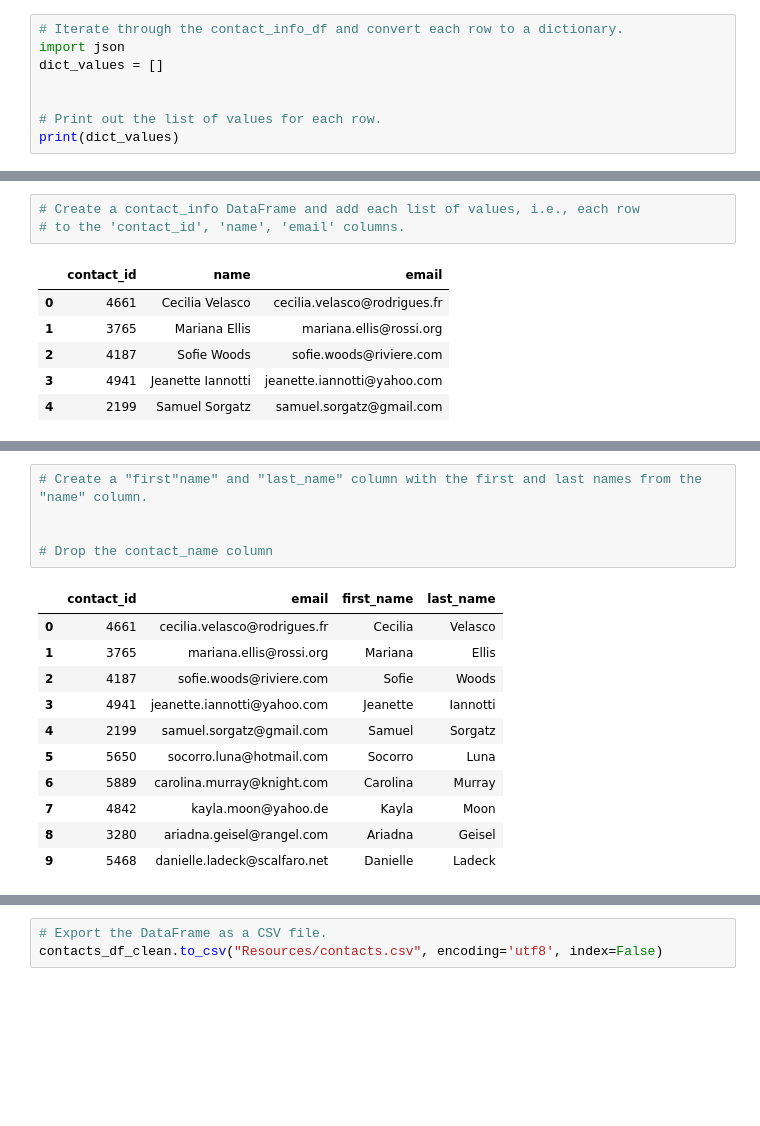
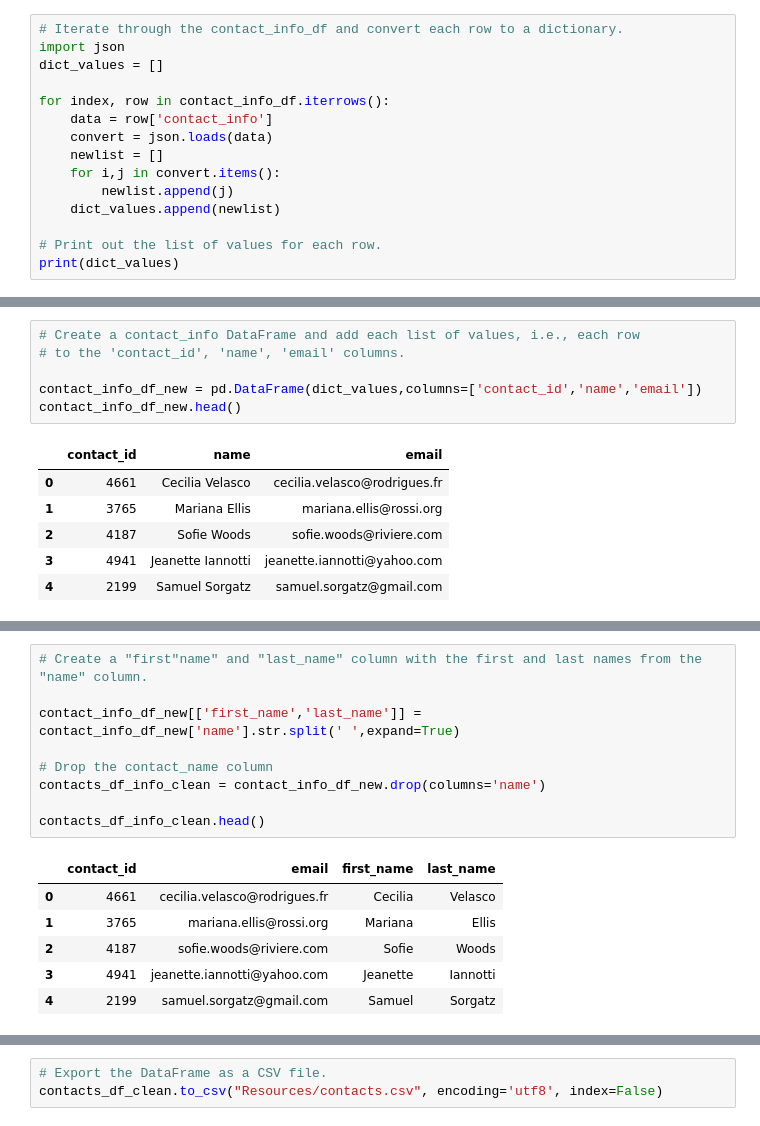
Before and after one commit to Mattbreyes/Crowdfunding_ETL, a Jupyter notebook: Project_2.ipynb, the cells around one changed output, grey strips where cells are left out. Saved outputs shown, nothing was run; the diff lists cells and outputs as text; blank space fills up the shorter version.

```diff
--- a/Project_2.ipynb
+++ b/Project_2.ipynb
@@ -334,6 +334,13 @@ Then export the DataFrame as a `contacts.csv` CSV file.
 import json
 dict_values = []
 
+for index, row in contact_info_df.iterrows():
+    data = row['contact_info']
+    convert = json.loads(data)
+    newlist = []
+    for i,j in convert.items():
+        newlist.append(j)
+    dict_values.append(newlist)
 
 # Print out the list of values for each row.
 print(dict_values)
@@ -342,6 +349,9 @@ print(dict_values)
 # %%
 # Create a contact_info DataFrame and add each list of values, i.e., each row
 # to the 'contact_id', 'name', 'email' columns.
+
+contact_info_df_new = pd.DataFrame(dict_values,columns=['contact_id','name','email'])
+contact_info_df_new.head()
 # %% [output]
 |  | contact_id | name | email |
 | 0 | 4661 | Cecilia Velasco | cecilia.velasco@rodrigues.fr |
@@ -365,19 +376,18 @@ memory usage: 23.6+ KB
 # %%
 # Create a "first"name" and "last_name" column with the first and last names from the "name" column.
 
+contact_info_df_new[['first_name','last_name']] = contact_info_df_new['name'].str.split(' ',expand=True)
 
 # Drop the contact_name column
+contacts_df_info_clean = contact_info_df_new.drop(columns='name')
+
+contacts_df_info_clean.head()
 # %% [output]
 |  | contact_id | email | first_name | last_name |
 | 0 | 4661 | cecilia.velasco@rodrigues.fr | Cecilia | Velasco |
 | 1 | 3765 | mariana.ellis@rossi.org | Mariana | Ellis |
 | 2 | 4187 | sofie.woods@riviere.com | Sofie | Woods |
 | 3 | 4941 | jeanette.iannotti@yahoo.com | Jeanette | Iannotti |
 | 4 | 2199 | samuel.sorgatz@gmail.com | Samuel | Sorgatz |
-| 5 | 5650 | socorro.luna@hotmail.com | Socorro | Luna |
-| 6 | 5889 | carolina.murray@knight.com | Carolina | Murray |
-| 7 | 4842 | kayla.moon@yahoo.de | Kayla | Moon |
-| 8 | 3280 | ariadna.geisel@rangel.com | Ariadna | Geisel |
-| 9 | 5468 | danielle.ladeck@scalfaro.net | Danielle | Ladeck |
 # %%
 # Reorder the columns
```
Also changed, not shown: parts of 12 cells of this notebook, 1 other file.
